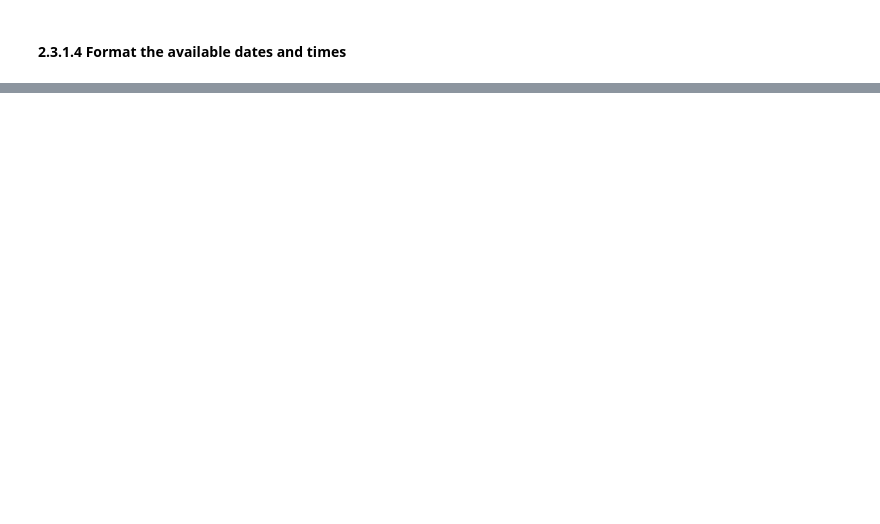
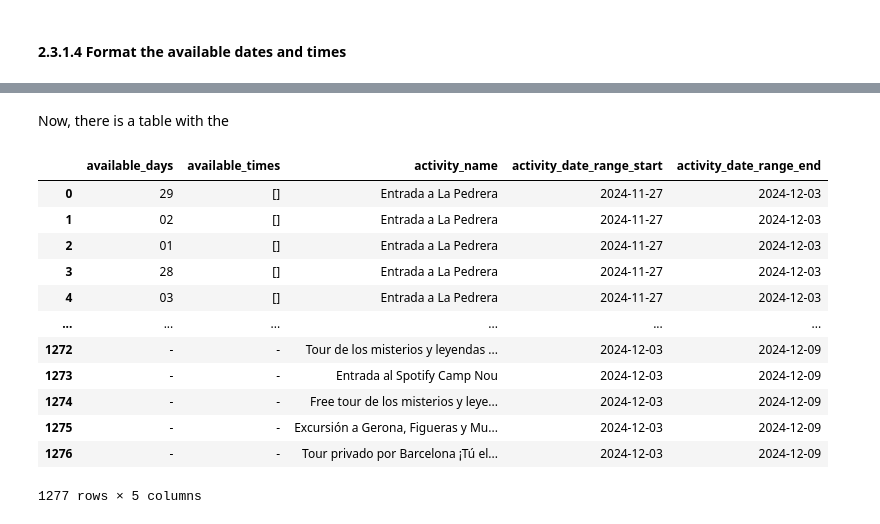
Before and after one commit to MiguelLopezVirues/travel_planner, a Jupyter notebook: notebooks/2_data_transformation.ipynb, the cells around one changed output, grey strips where cells are left out. Saved outputs shown, nothing was run; the diff lists cells and outputs as text; code cells hidden in the pictures; blank space fills up the shorter version.

```diff
--- a/notebooks/2_data_transformation.ipynb
+++ b/notebooks/2_data_transformation.ipynb
@@ -106,0 +111,5 @@ unique_combinations
+# %%
+lat_lon_to_address_ampping = dict(zip(unique_combinations["lat_lon"], unique_combinations["address"]))
+# %%
+activities_df["address"] = activities_df["lat_lon"].map(lat_lon_to_address_ampping)
+activities_df.drop(columns="lat_lon",inplace=True)
@@ -137,0 +131,3 @@ Address: 277 Bedford Ave, Brooklyn, NY 11211, USA
+# %%
+availability_activities = activities_df[["available_days","available_times","activity_name","activity_date_range_start","activity_date_range_end"]]
+availability_activities["paired"] = availability_activities[["available_days","available_times"]].fillna("-").apply(lambda x: list(zip(x["available_days"], x["available_times"])), axis=1)
@@ -137,0 +151,20 @@ Address: 277 Bedford Ave, Brooklyn, NY 11211, USA
+# %% [markdown]
+Now, there is a table with the
+# %%
+availability_activities[["available_days", "available_times"]] = pd.DataFrame(availability_activities["paired"].tolist(), index=availability_activities.index)
+availability_activities = availability_activities.drop(columns="paired")
+availability_activities
+# %% [output]
+|  | available_days | available_times | activity_name | activity_date_range_start | activity_date_range_end |
+| 0 | 29 | [] | Entrada a La Pedrera | 2024-11-27 | 2024-12-03 |
+| 1 | 02 | [] | Entrada a La Pedrera | 2024-11-27 | 2024-12-03 |
+| 2 | 01 | [] | Entrada a La Pedrera | 2024-11-27 | 2024-12-03 |
+| 3 | 28 | [] | Entrada a La Pedrera | 2024-11-27 | 2024-12-03 |
+| 4 | 03 | [] | Entrada a La Pedrera | 2024-11-27 | 2024-12-03 |
+| ... | ... | ... | ... | ... | ... |
+| 1272 | - | - | Tour de los misterios y leyendas ... | 2024-12-03 | 2024-12-09 |
+| 1273 | - | - | Entrada al Spotify Camp Nou | 2024-12-03 | 2024-12-09 |
+| 1274 | - | - | Free tour de los misterios y leye... | 2024-12-03 | 2024-12-09 |
+| 1275 | - | - | Excursión a Gerona, Figueras y Mu... | 2024-12-03 | 2024-12-09 |
+| 1276 | - | - | Tour privado por Barcelona ¡Tú el... | 2024-12-03 | 2024-12-09 |
+1277 rows × 5 columns
```
Also changed, not shown: parts of 30 cells of this notebook, 11 other files.
